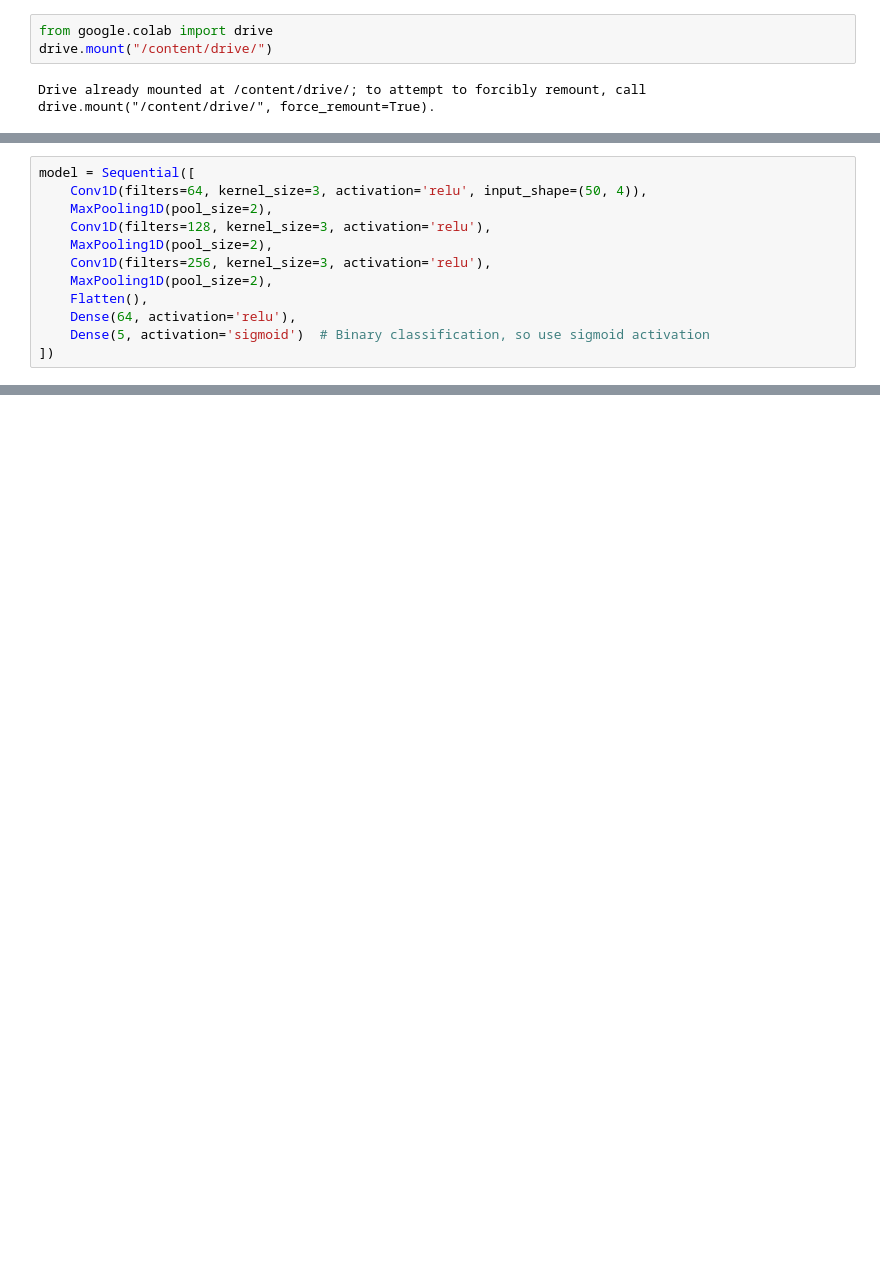
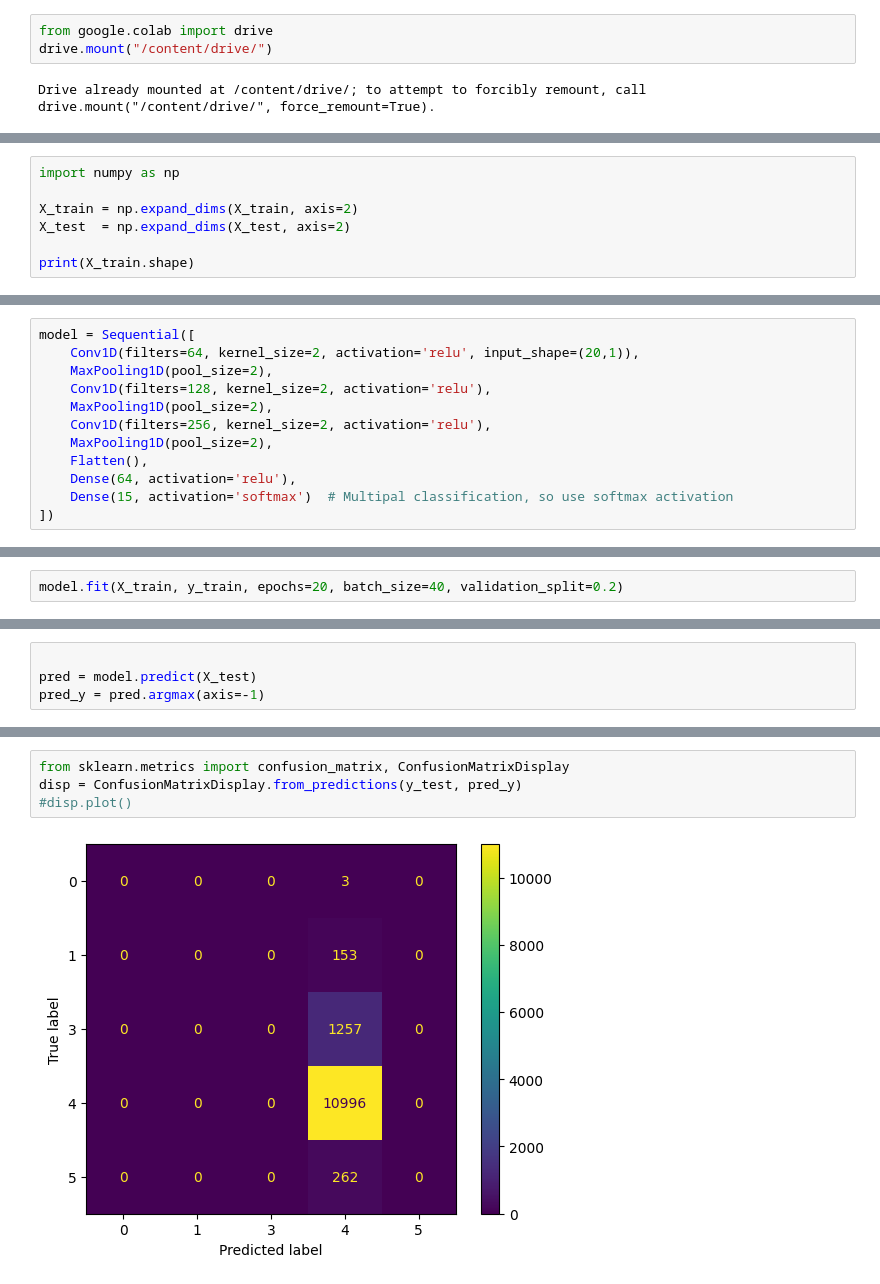
Before and after one commit to Deepakchakra/Mini-project-audio-signal-classification-, a Jupyter notebook: AUDIO_1DCNN.ipynb, the cells around one changed output, grey strips where cells are left out. Saved outputs shown, nothing was run; the diff lists cells and outputs as text; blank space fills up the shorter version.

```diff
--- a/AUDIO_1DCNN.ipynb
+++ b/AUDIO_1DCNN.ipynb
@@ -55,0 +104,7 @@ X_train, X_test, y_train, y_test = train_test_split(x, y, shuffle = False, test_
+# %%
+import numpy as np
+
+X_train = np.expand_dims(X_train, axis=2)
+X_test  = np.expand_dims(X_test, axis=2)
+
+print(X_train.shape)
@@ -56,14 +119,14 @@ X_train, X_test, y_train, y_test = train_test_split(x, y, shuffle = False, test_
 # %%
 model = Sequential([
-    Conv1D(filters=64, kernel_size=3, activation='relu', input_shape=(50, 4)),
+    Conv1D(filters=64, kernel_size=2, activation='relu', input_shape=(20,1)),
     MaxPooling1D(pool_size=2),
-    Conv1D(filters=128, kernel_size=3, activation='relu'),
+    Conv1D(filters=128, kernel_size=2, activation='relu'),
     MaxPooling1D(pool_size=2),
-    Conv1D(filters=256, kernel_size=3, activation='relu'),
+    Conv1D(filters=256, kernel_size=2, activation='relu'),
     MaxPooling1D(pool_size=2),
     Flatten(),
     Dense(64, activation='relu'),
-    Dense(5, activation='sigmoid')  # Binary classification, so use sigmoid activation
+    Dense(15, activation='softmax')  # Multipal classification, so use softmax activation
 ])
 # %%
 model.compile(loss = 'sparse_categorical_crossentropy', optimizer = "adam", metrics = ['accuracy'])
@@ -92,0 +164,2 @@ Model: "sequential_3"
+# %%
+model.fit(X_train, y_train, epochs=20, batch_size=40, validation_split=0.2)
@@ -92,0 +218,4 @@ Model: "sequential_3"
+# %%
+
+pred = model.predict(X_test)
+pred_y = pred.argmax(axis=-1)
@@ -92,0 +234,6 @@ Model: "sequential_3"
+# %%
+from sklearn.metrics import confusion_matrix, ConfusionMatrixDisplay
+disp = ConfusionMatrixDisplay.from_predictions(y_test, pred_y)
+#disp.plot()
+# %% [output]
+[figure, added]
```
Also changed, not shown: parts of 18 cells of this notebook.
